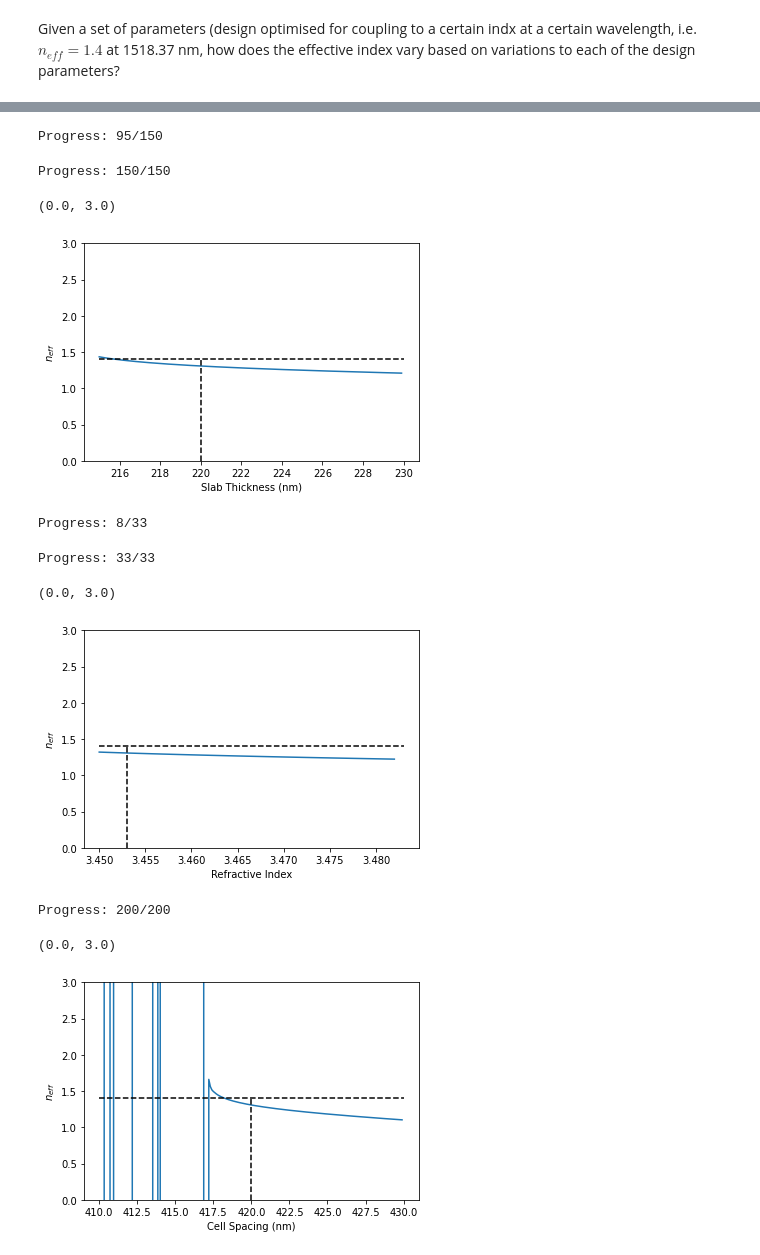
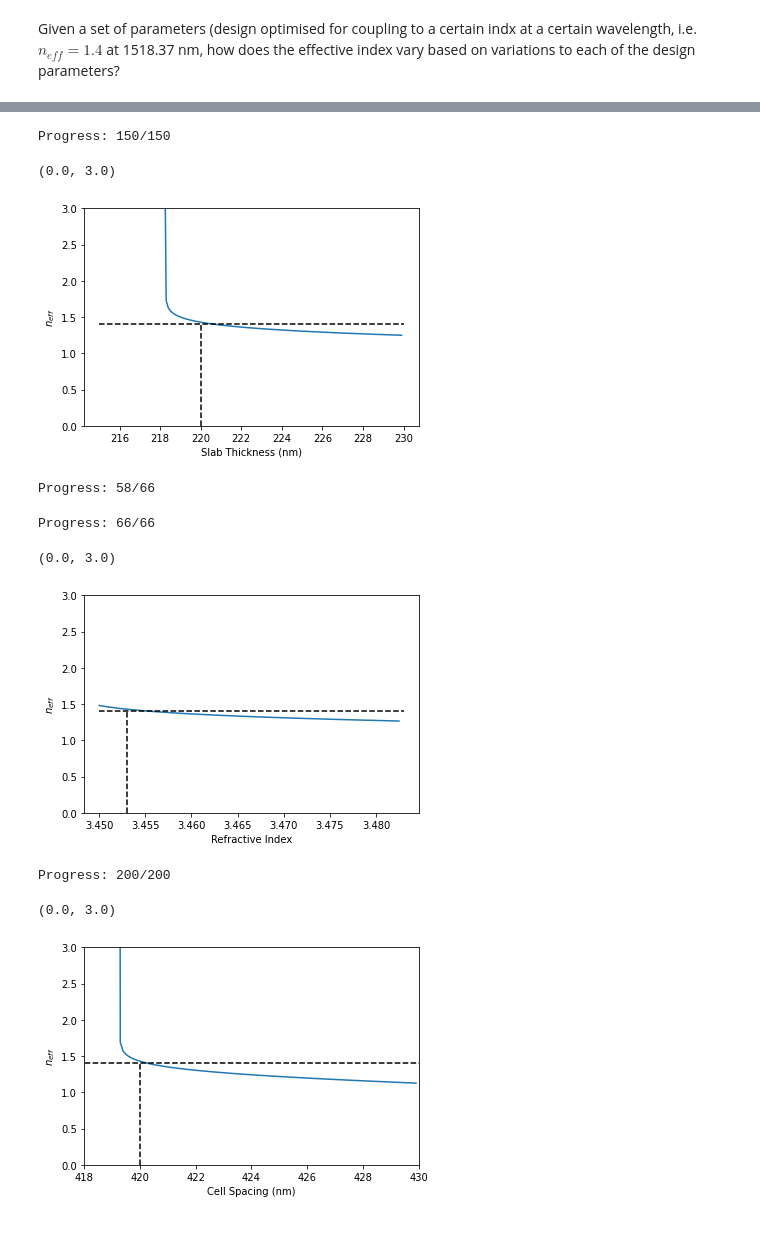
Before and after one commit to quantumbrownie/honoursLegume, a Jupyter notebook: Tolerances.ipynb, the cells around one changed output, grey strips where cells are left out. Cells and saved outputs as stored; diff of their text form; code cells hidden in the pictures.

Commit message:
gmax 3 tolerances

```diff
--- a/Tolerances.ipynb
+++ b/Tolerances.ipynb
@@ -71,10 +71,10 @@ eps_b = 3.453**2      # slab permittivity (n ~= 3.453 at low temp, n = 3.48 at r
 eps_c = 1            # hole permittivity
 d = 220/a          # slab thickness
 
-W = 0.945
+W = 0.93
 
 # plane-wave expansion parameters
-gmax = 2     # truncation of the plane-wave basis
+gmax = 3     # truncation of the plane-wave basis
 Ny = 14      # Number of rows in the y-direction
 Ny_opt = 3   # Number of rows in which the pillars will be modified
 Nx = 1       # Supercell size in the x-direction
@@ -180,7 +180,7 @@ plt.ylim(0,3)
 # Over Radius (Does variation in radius due to fabrication tolerances impact n_eff?)
 r_0 = ra
 
-ra_actual = np.arange(240,280,1) # Hole Diameter in nm
+ra_actual = np.arange(240,280,0.2) # Hole Diameter in nm
 ra_s = ra_actual*0.5/a # Legume Units
 
 cross_wvlns = []
@@ -230,7 +230,7 @@ for i in np.arange(0,len(ra_s)):
     n_eff = kv/gme.freqs
     wvln = a/gme.freqs
 
-    ind = 15 # Index of mode in question
+    ind = 14 # Index of mode in question
 
     n_target = 1.44
     n_diff = n_target - n_eff[:,ind]
@@ -356,8 +357,7 @@ for i in np.arange(0,len(d_s)):
 d = d_0
 n_eff_d = n_effs
 # %% [output]
-Progress: 95/150
+Progress: 150/150
-Progress: 150/150
 # %%
 np.savetxt('Thickness_tolerace.dat', [d_actual, n_eff_d])
 #t = np.loadtxt('Thickness_tolerace.dat')
@@ -372,12 +372,12 @@ plt.ylabel("$n_{eff}$")
 plt.ylim(0,3)
 # %% [output]
 (0.0, 3.0)
-[figure, old version]
+[figure, new version]
 # %%
 # How do variations on permitivity (i.e. due to temperature dependence) impact this?
 eps_b_0 = eps_b
 
-ns = np.arange(3.450,3.483,0.001) # Refractive index of silicon
+ns = np.arange(3.450,3.483,0.0005) # Refractive index of silicon
 eps_s = ns**2 # Permittivity of silicon
 
 cross_wvlns = []
@@ -455,8 +455,8 @@ for i in np.arange(0,len(eps_s)):
 eps_b = eps_b_0
 n_eff_e = n_effs
 # %% [output]
-Progress: 8/33
+Progress: 58/66
-Progress: 33/33
+Progress: 66/66
 # %%
 np.savetxt('Index_tolerace.dat', [ns, n_eff_e])
 #t = np.loadtxt('Index_tolerace.dat')
@@ -471,7 +471,7 @@ plt.ylabel("$n_{eff}$")
 plt.ylim(0,3)
 # %% [output]
 (0.0, 3.0)
-[figure, old version]
+[figure, new version]
 # %%
 # How do variations on lattice spacing
 a_0 = a
@@ -562,14 +562,14 @@ Progress: 200/200
 # %%
 np.savetxt('Spacing_tolerace.dat', [a_s, n_eff_a])
 #t = np.loadtxt('Spacing_tolerace.dat')
 #plt.plot(t[0],t[1])
 plt.plot(a_s, n_eff_a)
 plt.plot([410,430],[1.4,1.4], 'k--') # Resonator neff
 plt.plot([420,420],[0,1.4], 'k--') # Central Parameter
 plt.xlabel("Cell Spacing (nm)")
 plt.ylabel("$n_{eff}$")
-#plt.xlim(0.91,1.1)
+plt.xlim(418,430)
 plt.ylim(0,3)
 # %% [output]
 (0.0, 3.0)
-[figure, old version]
+[figure, new version]
```
Also changed, not shown: parts of 4 cells of this notebook, 5 other files.
